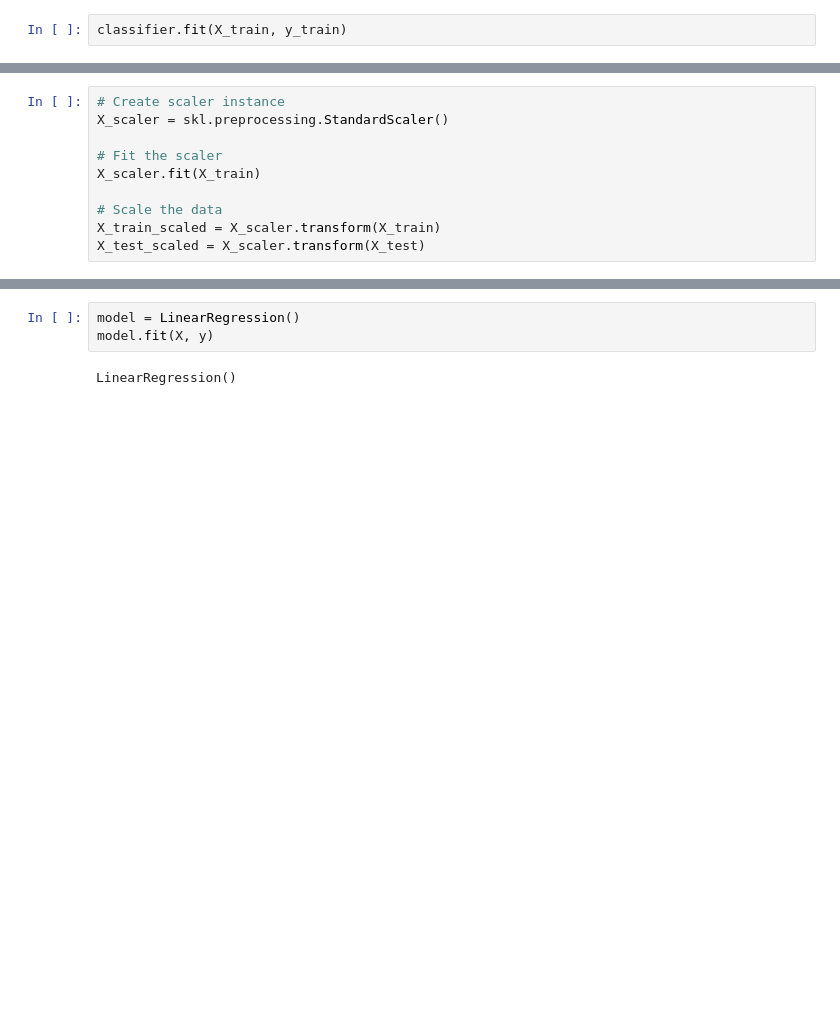
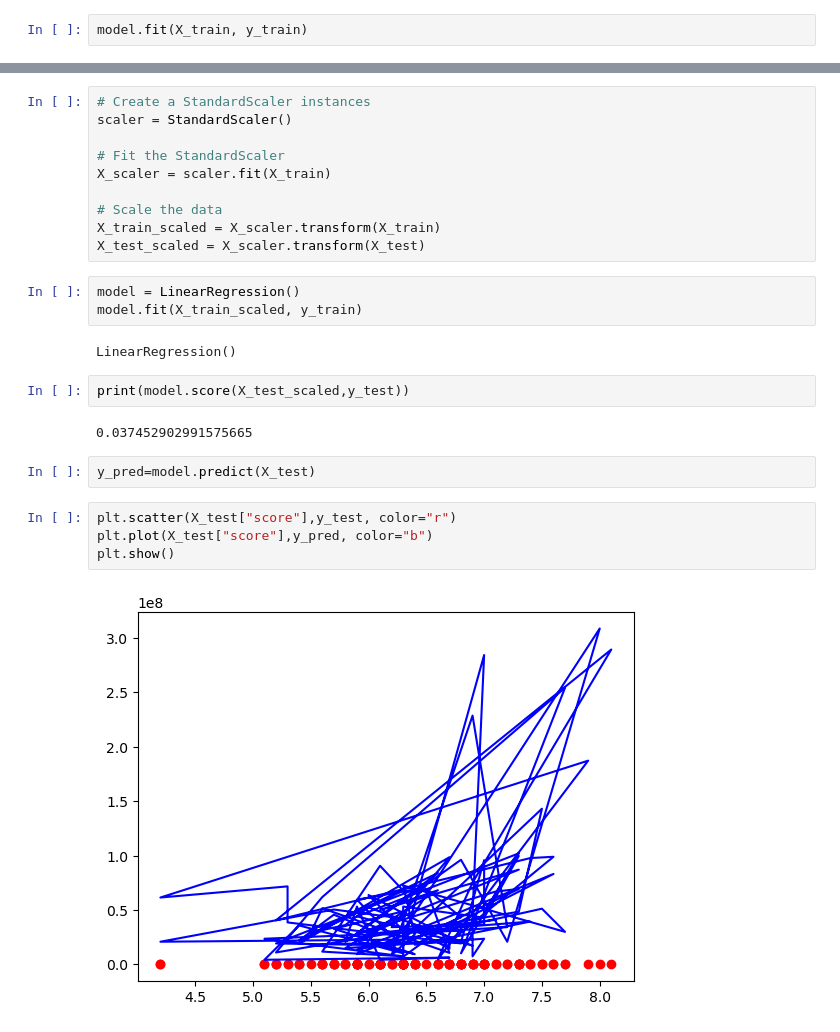
Before and after one commit to kylajaynee/MovieTrends, a Jupyter notebook: Movie_trend_ML.ipynb, the cells around one changed output, grey strips where cells are left out. Cells and saved outputs as stored; diff of their text form; blank space fills up the shorter version.

```diff
--- a/Movie_trend_ML.ipynb
+++ b/Movie_trend_ML.ipynb
@@ -68,3 +78,3 @@ classifier = LogisticRegression(random_state=1)
 # %%
-classifier.fit(X_train, y_train)
+model.fit(X_train, y_train)
 # %% [output]
@@ -77,10 +81,0 @@ print(accuracy_score(y_test, y_pred))
-# %%
-# Create scaler instance
-X_scaler = skl.preprocessing.StandardScaler()
-
-# Fit the scaler
-X_scaler.fit(X_train)
-
-# Scale the data
-X_train_scaled = X_scaler.transform(X_train)
-X_test_scaled = X_scaler.transform(X_test)
@@ -97,8 +86,30 @@ X_test_scaled = X_scaler.transform(X_test)
+# %%
+# Create a StandardScaler instances
+scaler = StandardScaler()
+
+# Fit the StandardScaler
+X_scaler = scaler.fit(X_train)
+
+# Scale the data
+X_train_scaled = X_scaler.transform(X_train)
+X_test_scaled = X_scaler.transform(X_test)
 # %%
 model = LinearRegression()
-model.fit(X, y)
+model.fit(X_train_scaled, y_train)
 # %% [output]
 LinearRegression()
+# %%
+print(model.score(X_test_scaled,y_test))
+# %% [output]
+0.037452902991575665
+# %%
+y_pred=model.predict(X_test)
+# %%
+plt.scatter(X_test["score"],y_test, color="r")
+plt.plot(X_test["score"],y_pred, color="b")
+plt.show()
+# %% [output]
+[figure, added]
 # %%
 y_pred = model.predict(X)
 print(y_pred.shape)
```
Also changed, not shown: parts of 29 cells of this notebook.
